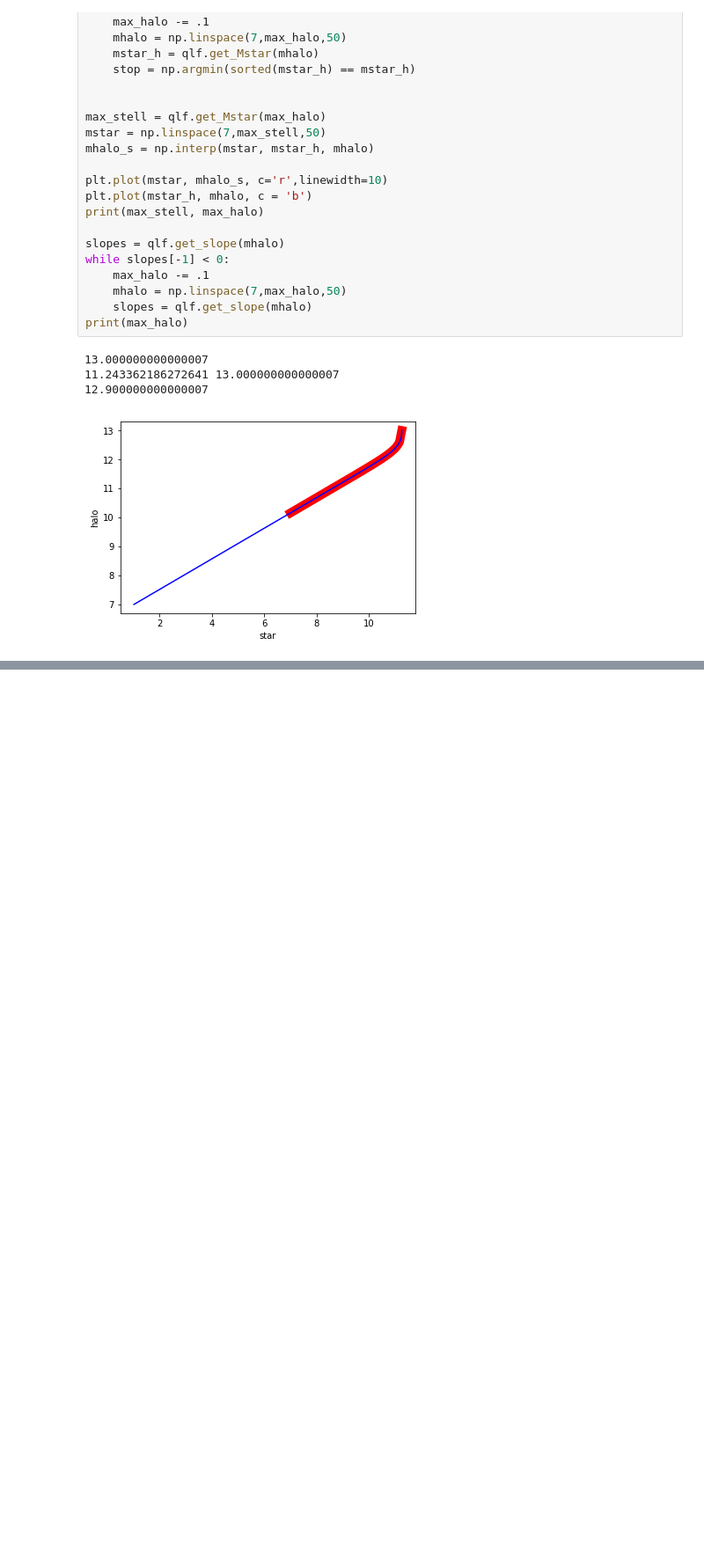
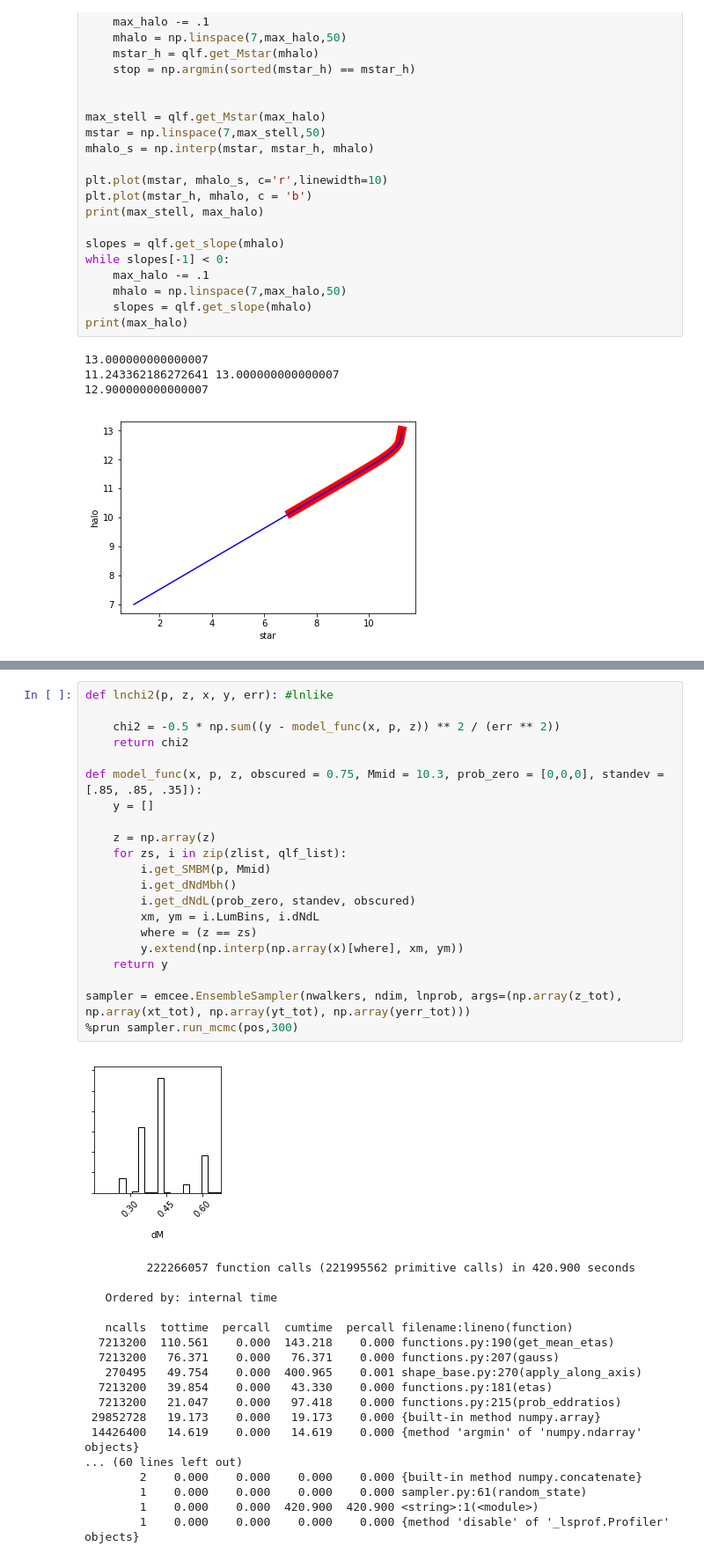
Before and after one commit to megantillman/get_QLF, a Jupyter notebook: get_QLF_notebook.ipynb, the cells around one changed output, grey strips where cells are left out. Shown at 88% size. Drawn from its saved outputs; the diff is of its cells as text; blank space fills up the shorter version.

```diff
--- a/get_QLF_notebook.ipynb
+++ b/get_QLF_notebook.ipynb
@@ -177,0 +260,40 @@ print(max_halo)
+# %%
+def lnchi2(p, z, x, y, err): #lnlike
+
+    chi2 = -0.5 * np.sum((y - model_func(x, p, z)) ** 2 / (err ** 2))
+    return chi2
+
+def model_func(x, p, z, obscured = 0.75, Mmid = 10.3, prob_zero = [0,0,0], standev = [.85, .85, .35]):
+    y = []
+
+    z = np.array(z)
+    for zs, i in zip(zlist, qlf_list):
+        i.get_SMBM(p, Mmid)
+        i.get_dNdMbh()
+        i.get_dNdL(prob_zero, standev, obscured)
+        xm, ym = i.LumBins, i.dNdL
+        where = (z == zs)
+        y.extend(np.interp(np.array(x)[where], xm, ym))
+    return y
+
+sampler = emcee.EnsembleSampler(nwalkers, ndim, lnprob, args=(np.array(z_tot), np.array(xt_tot), np.array(yt_tot), np.array(yerr_tot)))
+%prun sampler.run_mcmc(pos,300)
+# %% [output]
+[figure, added]
+         222266057 function calls (221995562 primitive calls) in 420.900 seconds
+
+   Ordered by: internal time
+
+   ncalls  tottime  percall  cumtime  percall filename:lineno(function)
+  7213200  110.561    0.000  143.218    0.000 functions.py:190(get_mean_etas)
+  7213200   76.371    0.000   76.371    0.000 functions.py:207(gauss)
+   270495   49.754    0.000  400.965    0.001 shape_base.py:270(apply_along_axis)
+  7213200   39.854    0.000   43.330    0.000 functions.py:181(etas)
+  7213200   21.047    0.000   97.418    0.000 functions.py:215(prob_eddratios)
+ 29852728   19.173    0.000   19.173    0.000 {built-in method numpy.array}
+ 14426400   14.619    0.000   14.619    0.000 {method 'argmin' of 'numpy.ndarray' objects}
+... (60 lines left out)
+        2    0.000    0.000    0.000    0.000 {built-in method numpy.concatenate}
+        1    0.000    0.000    0.000    0.000 sampler.py:61(random_state)
+        1    0.000    0.000  420.900  420.900 <string>:1(<module>)
+        1    0.000    0.000    0.000    0.000 {method 'disable' of '_lsprof.Profiler' objects}
```
Also changed, not shown: parts of 10 cells of this notebook.
